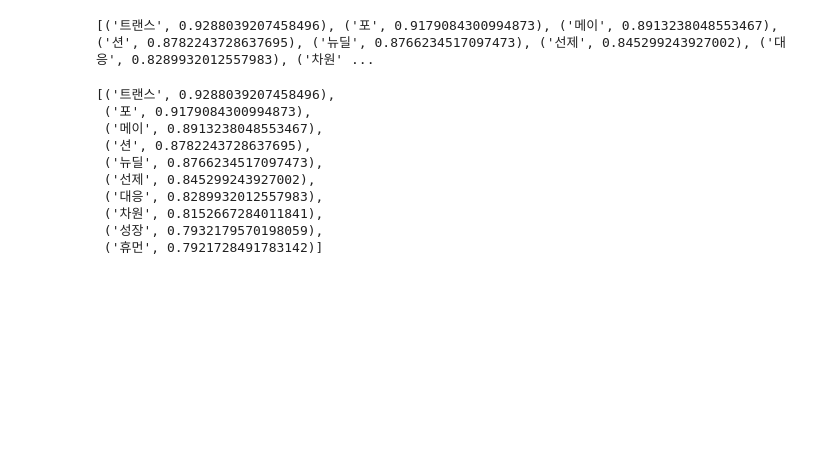
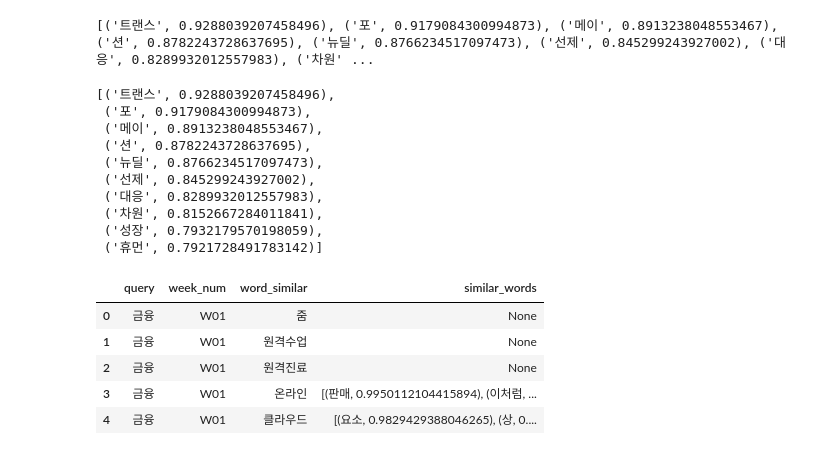
Before and after one commit to steve2972/MLDL_team_project, a Jupyter notebook: korean word training.ipynb, the cells around one changed output. Saved outputs shown, nothing was run; the diff lists cells and outputs as text; code cells hidden in the pictures; blank space fills up the shorter version.

```diff
--- a/korean word training.ipynb
+++ b/korean word training.ipynb
@@ -564,3 +564,15 @@ print_similar(test_model, '디지털')
  ('차원', 0.8152667284011841),
  ('성장', 0.7932179570198059),
  ('휴먼', 0.7921728491783142)]
+# %%
+import pandas as pd
+
+df = pd.read_pickle("word_similar_list.pkl")
+df.head()
+# %% [output]
+|  | query | week_num | word_similar | similar_words |
+| 0 | 금융 | W01 | 줌 | None |
+| 1 | 금융 | W01 | 원격수업 | None |
+| 2 | 금융 | W01 | 원격진료 | None |
+| 3 | 금융 | W01 | 온라인 | [(판매, 0.9950112104415894), (이처럼, ... |
+| 4 | 금융 | W01 | 클라우드 | [(요소, 0.9829429388046265), (상, 0.... |
```
Also changed, not shown: parts of 2 cells of this notebook, 2 other files.
